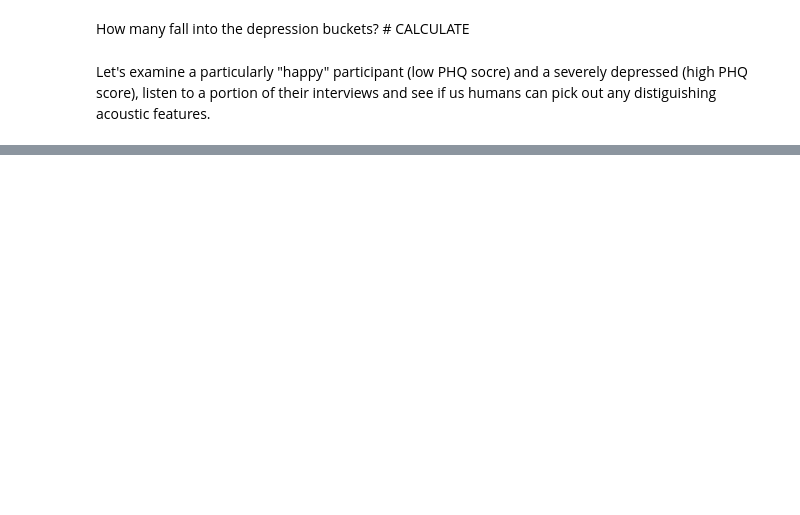
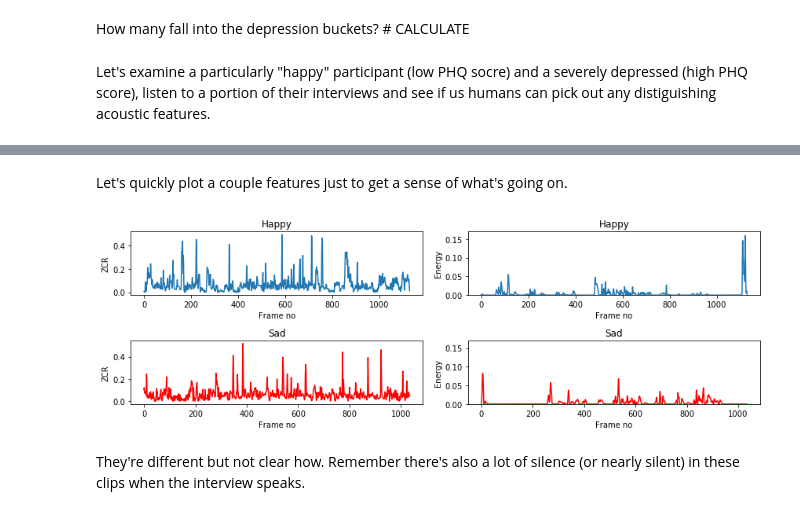
Before and after one commit to kykiefer/depression-detect, a Jupyter notebook: code/EDA.ipynb, the cells around one changed output, grey strips where cells are left out. Cells and saved outputs as stored; diff of their text form; code cells hidden in the pictures; blank space fills up the shorter version.

Commit message:
graphed a couple features

```diff
--- a/code/EDA.ipynb
+++ b/code/EDA.ipynb
@@ -98,0 +67,5 @@ If I knew one of the individuals was depressed and one was not using comparison,
+# %%
+from feature_extraction import st_feature_extraction
+happy_feat = st_feature_extraction('sample_clips/P369_happy_clip.wav')
+sad_feat = st_feature_extraction('sample_clips/P362_depressed_clip.wav')
+happy_feat.shape
@@ -98,0 +88,34 @@ If I knew one of the individuals was depressed and one was not using comparison,
+# %% [markdown]
+Let's quickly plot a couple features just to get a sense of what's going on.
+# %%
+fig, axes = plt.subplots(nrows=2, ncols=2, figsize=(12, 4))
+
+axes[0][0].plot(happy_feat[0,:])
+axes[0][0].set_xlabel('Frame no')
+axes[0][0].set_ylabel('ZCR')
+axes[0][0].set_title('Happy')
+
+axes[0][1].plot(happy_feat[1,:])
+axes[0][1].set_xlabel('Frame no')
+axes[0][1].set_ylabel('Energy')
+axes[0][1].set_title('Happy')
+axes[0][1].set_ylim(0,0.17)
+
+axes[1][0].plot(sad_feat[0,:], c='r')
+axes[1][0].set_xlabel('Frame no')
+axes[1][0].set_ylabel('ZCR')
+axes[1][0].set_title('Sad')
+
+
+axes[1][1].plot(sad_feat[1,:], c='r')
+axes[1][1].set_xlabel('Frame no')
+axes[1][1].set_ylabel('Energy')
+axes[1][1].set_title('Sad')
+axes[1][1].set_ylim(0,0.17)
+
+fig.tight_layout()
+plt.show()
+# %% [output]
+[figure, added]
+# %% [markdown]
+They're different but not clear how. Remember there's also a lot of silence (or nearly silent) in these clips when the interview speaks.
```
Also changed, not shown: parts of 14 cells of this notebook, 1 other file.
